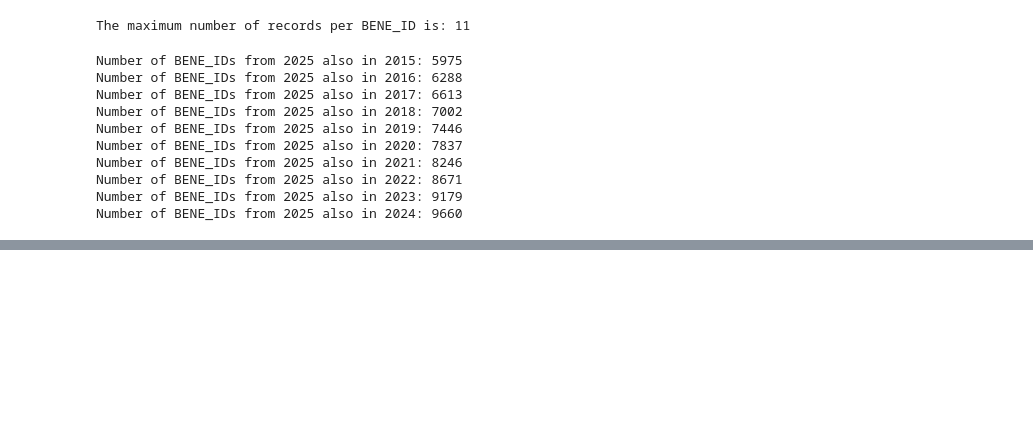
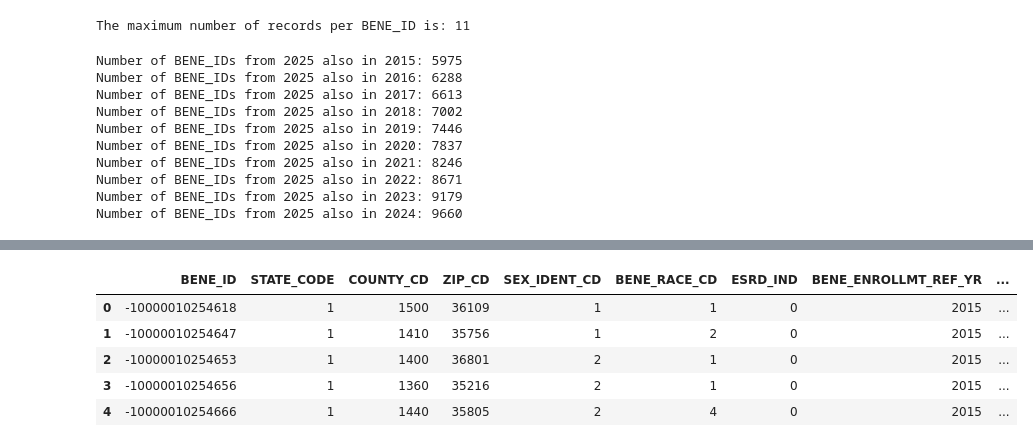
Before and after one commit to benabijah/EHR, a Jupyter notebook: enrollment_data_preprocessing.ipynb, the cells around one changed output, grey strips where cells are left out. Cells and saved outputs as stored; diff of their text form; code cells hidden in the pictures; blank space fills up the shorter version.

```diff
--- a/enrollment_data_preprocessing.ipynb
+++ b/enrollment_data_preprocessing.ipynb
@@ -142,8 +157,7 @@ enrollment['AGE_CALC'] = enrollment['BENE_ENROLLMT_REF_YR'] - enrollment['BENE_B
 # prompt: create AGE_GRP from AGE_CALC, AGE_CALC<=18 (AGE_GRP='CHILD'). Else if AGE_CALC<65 ('ADULT BELOW 65'). Else if AGE_CALC>65 ('ADULT 65+')
 
 # Create AGE_GRP based on AGE_CALC
-enrollment['AGE_GRP'] = np.where(enrollment['AGE_CALC'] <= 18, 'CHILD',
-                                 np.where(enrollment['AGE_CALC'] < 65, 'ADULT BELOW 65', 'ADULT 65+'))
+enrollment['AGE_GRP'] = np.where(enrollment['AGE_CALC'] <= 18, 'CHILD', np.where(enrollment['AGE_CALC'] < 65, 'ADULT BELOW 65', 'ADULT 65+'))
 
 # Count the frequency of each AGE_GRP
 age_grp_counts = enrollment['AGE_GRP'].value_counts()
@@ -151,2 +172,12 @@ age_grp_counts
+# %%
+enrollment = enrollment.drop(columns=['BENE_BIRTH_DT', 'BENE_BIRTH_YR', 'BENE_DEATH_DT'])
+enrollment.head()
+# %% [output]
+|  | BENE_ID | STATE_CODE | COUNTY_CD | ZIP_CD | SEX_IDENT_CD | BENE_RACE_CD | ESRD_IND | BENE_ENROLLMT_REF_YR | ... |
+| 0 | -10000010254618 | 1 | 1500 | 36109 | 1 | 1 | 0 | 2015 | ... |
+| 1 | -10000010254647 | 1 | 1410 | 35756 | 1 | 2 | 0 | 2015 | ... |
+| 2 | -10000010254653 | 1 | 1400 | 36801 | 2 | 1 | 0 | 2015 | ... |
+| 3 | -10000010254656 | 1 | 1360 | 35216 | 2 | 1 | 0 | 2015 | ... |
+| 4 | -10000010254666 | 1 | 1440 | 35805 | 2 | 4 | 0 | 2015 | ... |
 # %%
 enrollment.to_csv('/content/drive/MyDrive/Data/Output/MemberYear.csv', index=False)
```
Also changed, not shown: parts of 8 cells of this notebook.
